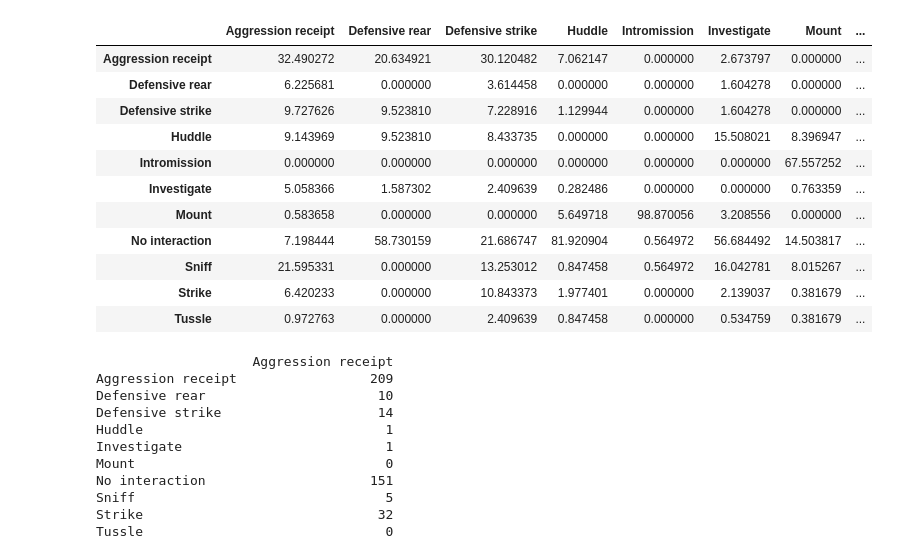
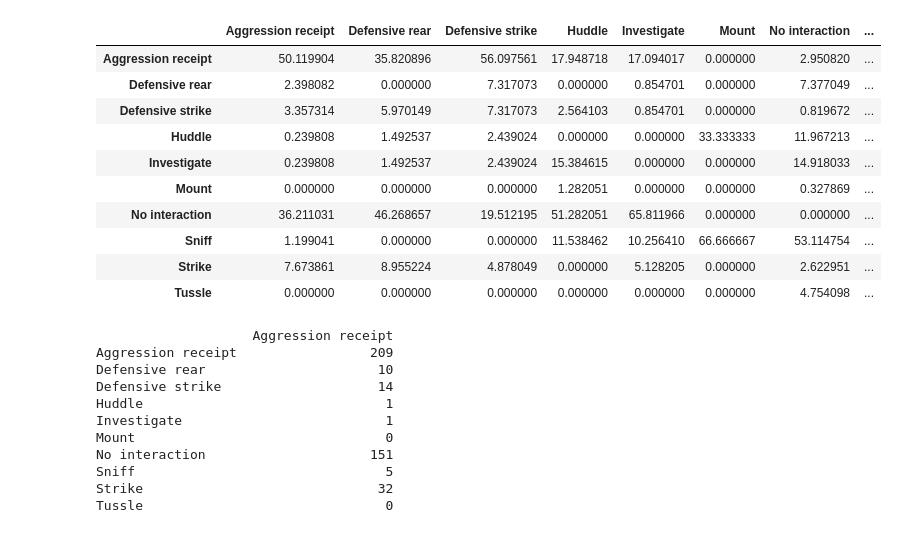
Before and after one commit to nhoglen/scn2a-paper-GWJSNH-code, a Jupyter notebook: sociality_assays/20260406_scratch_transition-analysis.ipynb, the cells around one changed output. Cells and saved outputs as stored; diff of their text form; code cells hidden in the pictures.

```diff
--- a/sociality_assays/20260406_scratch_transition-analysis.ipynb
+++ b/sociality_assays/20260406_scratch_transition-analysis.ipynb
@@ -134,17 +134,16 @@ het = calculate_transition_matrix(udata[udata.GT=='Het'].copy().reset_index(drop
 wtnext = calculate_transition_matrix(udata[udata.GT=='WT'].copy().reset_index(drop=True),1,use='next_behav')
 hetnext = calculate_transition_matrix(udata[udata.GT=='Het'].copy().reset_index(drop=True),1,use='next_behav')
 # %%
-hetnext
+wt
 # %% [output]
-|  | Aggression receipt | Defensive rear | Defensive strike | Huddle | Intromission | Investigate | Mount | ... |
-| Aggression receipt | 32.490272 | 20.634921 | 30.120482 | 7.062147 | 0.000000 | 2.673797 | 0.000000 | ... |
-| Defensive rear | 6.225681 | 0.000000 | 3.614458 | 0.000000 | 0.000000 | 1.604278 | 0.000000 | ... |
-| Defensive strike | 9.727626 | 9.523810 | 7.228916 | 1.129944 | 0.000000 | 1.604278 | 0.000000 | ... |
-| Huddle | 9.143969 | 9.523810 | 8.433735 | 0.000000 | 0.000000 | 15.508021 | 8.396947 | ... |
-| Intromission | 0.000000 | 0.000000 | 0.000000 | 0.000000 | 0.000000 | 0.000000 | 67.557252 | ... |
-| Investigate | 5.058366 | 1.587302 | 2.409639 | 0.282486 | 0.000000 | 0.000000 | 0.763359 | ... |
-| Mount | 0.583658 | 0.000000 | 0.000000 | 5.649718 | 98.870056 | 3.208556 | 0.000000 | ... |
-| No interaction | 7.198444 | 58.730159 | 21.686747 | 81.920904 | 0.564972 | 56.684492 | 14.503817 | ... |
-| Sniff | 21.595331 | 0.000000 | 13.253012 | 0.847458 | 0.564972 | 16.042781 | 8.015267 | ... |
-| Strike | 6.420233 | 0.000000 | 10.843373 | 1.977401 | 0.000000 | 2.139037 | 0.381679 | ... |
-| Tussle | 0.972763 | 0.000000 | 2.409639 | 0.847458 | 0.000000 | 0.534759 | 0.381679 | ... |
+|  | Aggression receipt | Defensive rear | Defensive strike | Huddle | Investigate | Mount | No interaction | ... |
+| Aggression receipt | 50.119904 | 35.820896 | 56.097561 | 17.948718 | 17.094017 | 0.000000 | 2.950820 | ... |
+| Defensive rear | 2.398082 | 0.000000 | 7.317073 | 0.000000 | 0.854701 | 0.000000 | 7.377049 | ... |
+| Defensive strike | 3.357314 | 5.970149 | 7.317073 | 2.564103 | 0.854701 | 0.000000 | 0.819672 | ... |
+| Huddle | 0.239808 | 1.492537 | 2.439024 | 0.000000 | 0.000000 | 33.333333 | 11.967213 | ... |
+| Investigate | 0.239808 | 1.492537 | 2.439024 | 15.384615 | 0.000000 | 0.000000 | 14.918033 | ... |
+| Mount | 0.000000 | 0.000000 | 0.000000 | 1.282051 | 0.000000 | 0.000000 | 0.327869 | ... |
+| No interaction | 36.211031 | 46.268657 | 19.512195 | 51.282051 | 65.811966 | 0.000000 | 0.000000 | ... |
+| Sniff | 1.199041 | 0.000000 | 0.000000 | 11.538462 | 10.256410 | 66.666667 | 53.114754 | ... |
+| Strike | 7.673861 | 8.955224 | 4.878049 | 0.000000 | 5.128205 | 0.000000 | 2.622951 | ... |
+| Tussle | 0.000000 | 0.000000 | 0.000000 | 0.000000 | 0.000000 | 0.000000 | 4.754098 | ... |
```
Also changed, not shown: parts of 1 cell of this notebook, 5 other files.
